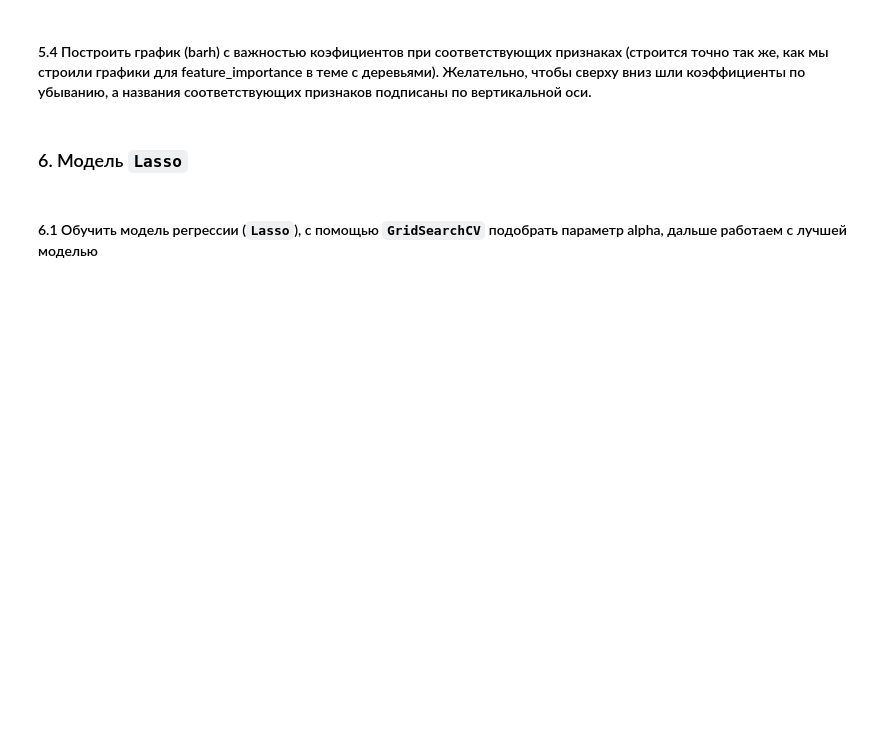
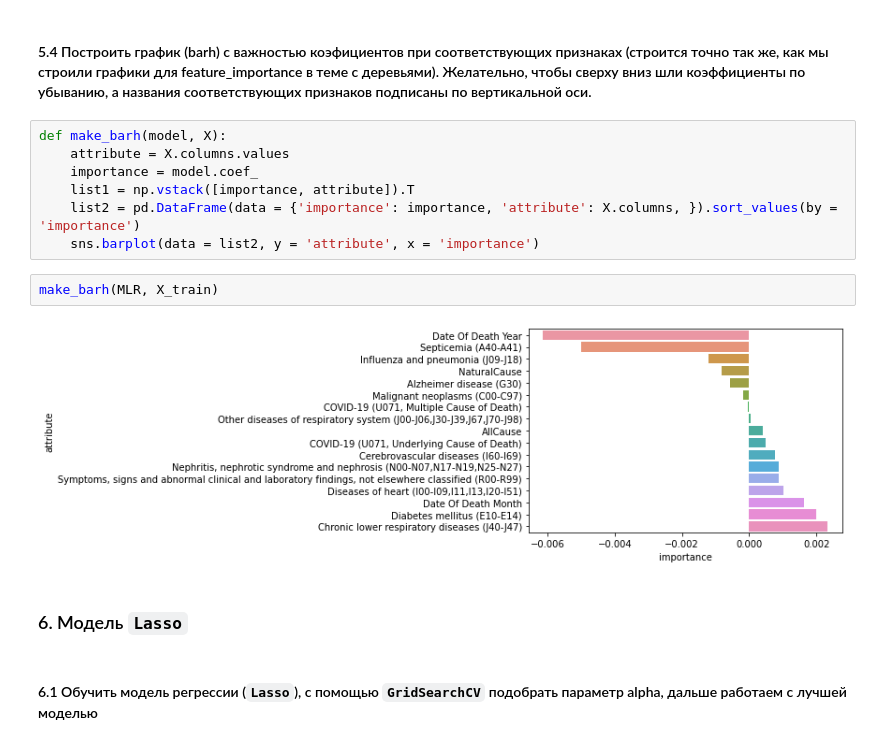
Before and after one commit to Liptee/DS-Labs, a Jupyter notebook: LAB6.ipynb, the cells around one changed output. Saved outputs shown, nothing was run; the diff lists cells and outputs as text; blank space fills up the shorter version.

```diff
--- a/LAB6.ipynb
+++ b/LAB6.ipynb
@@ -101,5 +164,16 @@ KeyError: "['charges'] not found in axis"
 # %% [markdown]
 #### 5.4 Построить график (barh) с важностью коэфициентов при соответствующих признаках (строится точно так же, как мы строили графики для feature_importance в теме с деревьями). Желательно, чтобы сверху вниз шли коэффициенты по убыванию, а названия соответствующих признаков подписаны по вертикальной оси.
+# %%
+def make_barh(model, X):
+    attribute = X.columns.values
+    importance = model.coef_
+    list1 = np.vstack([importance, attribute]).T
+    list2 = pd.DataFrame(data = {'importance': importance, 'attribute': X.columns, }).sort_values(by = 'importance')
+    sns.barplot(data = list2, y = 'attribute', x = 'importance')
+# %%
+make_barh(MLR, X_train)
+# %% [output]
+[figure, added]
 # %% [markdown]
 ### 6. Модель `Lasso`
 # %% [markdown]
```
Also changed, not shown: parts of 42 cells of this notebook.
